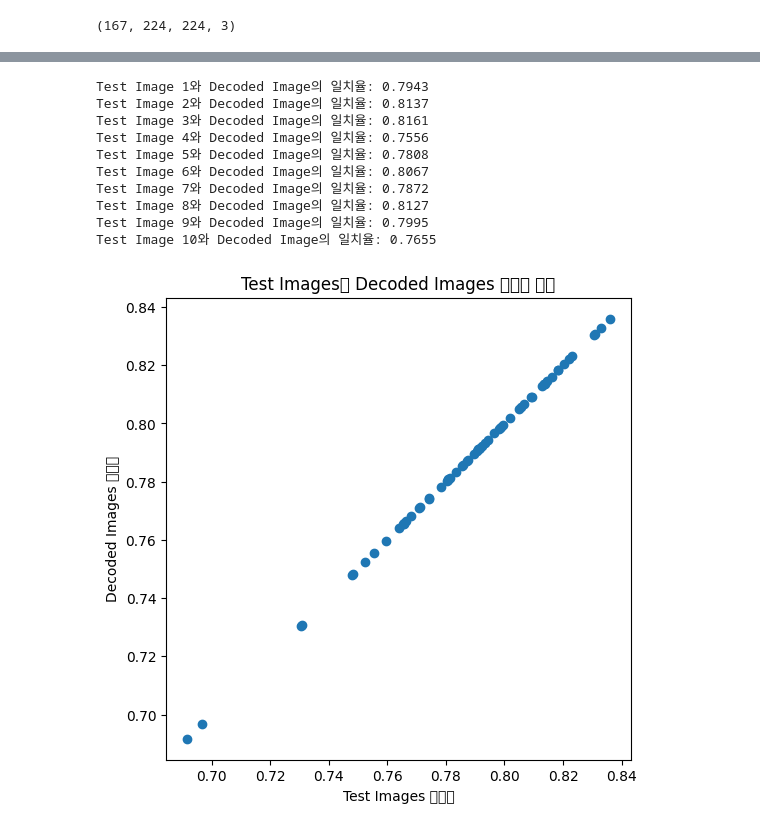
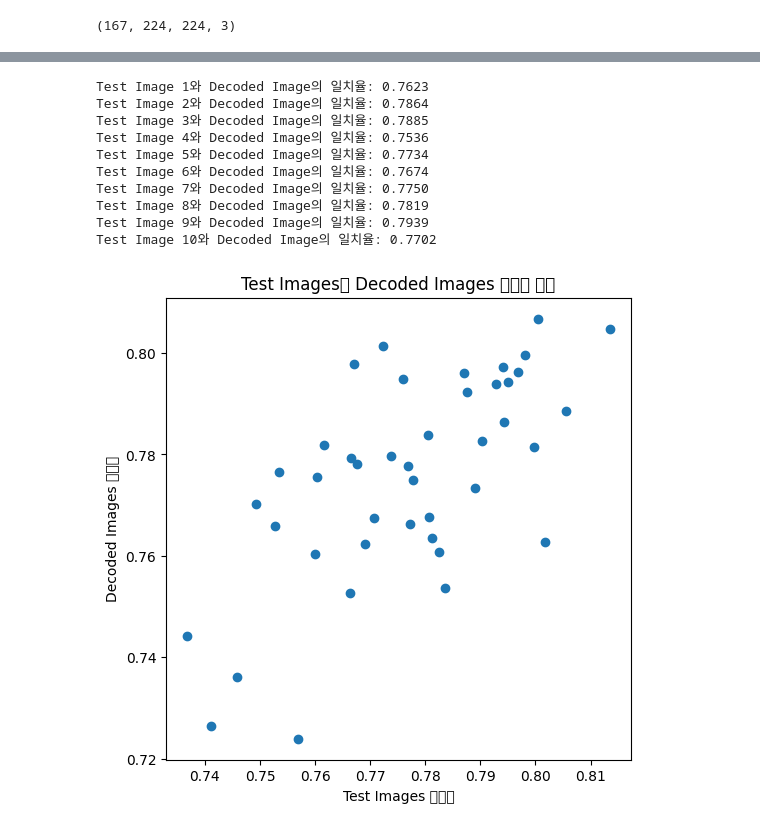
Before and after one commit to Cksdud123/colab, a Jupyter notebook: Anomaly2.ipynb, the cells around one changed output, grey strips where cells are left out. Cells and saved outputs as stored; diff of their text form; code cells hidden in the pictures.

Commit message:
Colaboratory를 통해 생성됨

```diff
--- a/Anomaly2.ipynb
+++ b/Anomaly2.ipynb
@@ -32,14 +32,14 @@ from tensorflow.keras import regularizers
 from sklearn.metrics import mean_squared_error
 # %%
 # 정상 데이터
-train_dir = glob.glob('/content/drive/MyDrive/Colab Notebooks/bottle/train/good/*')
+train_dir = glob.glob('/content/drive/MyDrive/Colab Notebooks/mvtec_anomaly_detection/bottle/train/good/*')
 # 이상 데이터들
-test_dir = glob.glob('/content/drive/MyDrive/Colab Notebooks/bottle/test/broken_large/*')
-test_dir_broken_small = glob.glob('/content/drive/MyDrive/Colab Notebooks/bottle/test/broken_small/*')
-test_dir_contamination = glob.glob('/content/drive/MyDrive/Colab Notebooks/bottle/test/contamination/*')
+test_dir = glob.glob('/content/drive/MyDrive/Colab Notebooks/mvtec_anomaly_detection/bottle/test/broken_large/*')
+test_dir_broken_small = glob.glob('/content/drive/MyDrive/Colab Notebooks/mvtec_anomaly_detection/bottle/test/broken_small/*')
+test_dir_contamination = glob.glob('/content/drive/MyDrive/Colab Notebooks/mvtec_anomaly_detection/bottle/test/contamination/*')
 
 # 정상 테스트 데이터
-test_dir_good = glob.glob('/content/drive/MyDrive/Colab Notebooks/bottle/test/good/*')
+test_dir_good = glob.glob('/content/drive/MyDrive/Colab Notebooks/mvtec_anomaly_detection/bottle/test/good/*')
 # %%
 train_images = []
 test_images = []
@@ -192,11 +192,11 @@ def classify_images(image1, image2):
     return similarity_score
 # %%
 # test_images 모델에 입력하여 재구성 이미지 생성
-decoded_test_imgs = autoencoder.predict(X_train)
-
-# 이미지 개수 설정
-n = 10  # 시각화할 이미지 개수
-
+decoded_train_imgs = autoencoder.predict(X_train)
+# test_images 모델에 입력하여 재구성 이미지 생성
+decoded_test_imgs = autoencoder.predict(X_test)
+n = 10
+# 이미지 개수 설
 # 원본 이미지와 재구성 이미지 비교 그래프
 plt.figure(figsize=(20, 4))
 for i in range(n):
@@ -223,31 +224,34 @@ plt.show()
 # %%
 # 이미지 간의 일치율 비교 및 출력
-for i in range(10):
+for i in range(n):
     image1 = test_images[i]
     image2 = decoded_test_imgs[i]
     similarity_score = classify_images(image1, image2)
     print(f"Test Image {i+1}와 Decoded Image의 일치율: {similarity_score:.4f}")
 # %% [output]
-Test Image 1와 Decoded Image의 일치율: 0.7943
-Test Image 2와 Decoded Image의 일치율: 0.8137
-Test Image 3와 Decoded Image의 일치율: 0.8161
-Test Image 4와 Decoded Image의 일치율: 0.7556
-Test Image 5와 Decoded Image의 일치율: 0.7808
-Test Image 6와 Decoded Image의 일치율: 0.8067
-Test Image 7와 Decoded Image의 일치율: 0.7872
-Test Image 8와 Decoded Image의 일치율: 0.8127
-Test Image 9와 Decoded Image의 일치율: 0.7995
-Test Image 10와 Decoded Image의 일치율: 0.7655
+Test Image 1와 Decoded Image의 일치율: 0.7623
+Test Image 2와 Decoded Image의 일치율: 0.7864
+Test Image 3와 Decoded Image의 일치율: 0.7885
+Test Image 4와 Decoded Image의 일치율: 0.7536
+Test Image 5와 Decoded Image의 일치율: 0.7734
+Test Image 6와 Decoded Image의 일치율: 0.7674
+Test Image 7와 Decoded Image의 일치율: 0.7750
+Test Image 8와 Decoded Image의 일치율: 0.7819
+Test Image 9와 Decoded Image의 일치율: 0.7939
+Test Image 10와 Decoded Image의 일치율: 0.7702
 # %%
+n2 = min(50, len(test_images), len(decoded_train_imgs), len(decoded_test_imgs))  # 시각화할 이미지 개수 (최대 10개)
+
 # 이미지 간의 일치율 계산
-similarity_scores = [classify_images(test_images[i], decoded_test_imgs[i]) for i in range(len(test_images))]
+similarity_scores = [classify_images(test_images[i], decoded_train_imgs[i]) for i in range(n2)]
+similarity_scores_test = [classify_images(test_images[i], decoded_test_imgs[i]) for i in range(n2)]
 
 # 산점도 그리기
 plt.figure(figsize=(6, 6))
-plt.scatter(similarity_scores, similarity_scores)
+plt.scatter(similarity_scores, similarity_scores_test)
 plt.xlabel('Test Images 일치율')
 plt.ylabel('Decoded Images 일치율')
 plt.title('Test Images와 Decoded Images 일치율 비교')
 plt.show()
 # %% [output]
-[figure, old version]
+[figure, new version]
```
Also changed, not shown: parts of 5 cells of this notebook.
